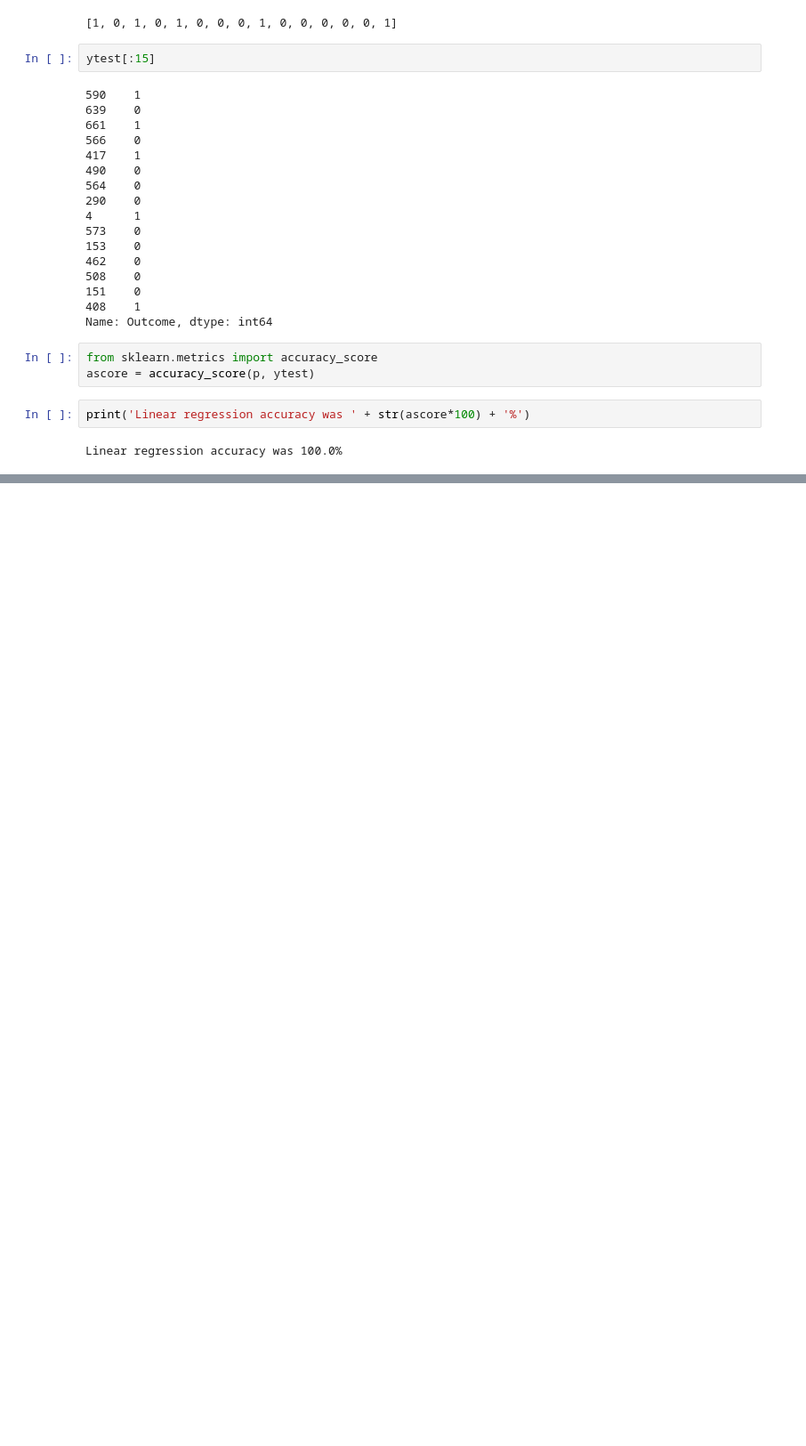
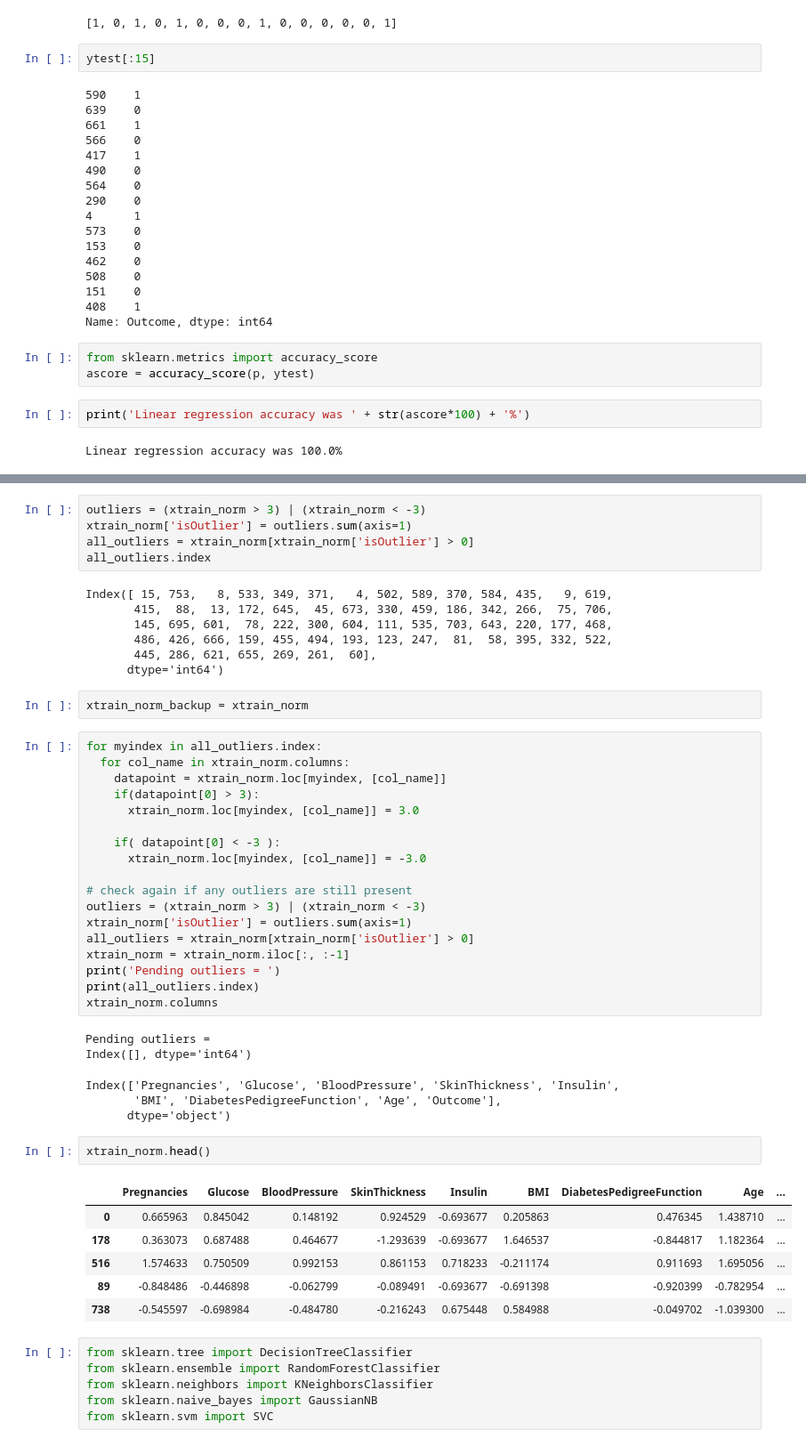
Before and after one commit to jestinakuruvila/AITraining_April24, a Jupyter notebook: EY_ClassificationTest.ipynb, the cells around one changed output, grey strips where cells are left out. Shown at 89% size. Drawn from its saved outputs; the diff is of its cells as text; blank space fills up the shorter version.

```diff
--- a/EY_ClassificationTest.ipynb
+++ b/EY_ClassificationTest.ipynb
@@ -204,0 +259,53 @@ Linear regression accuracy was 100.0%
+# %%
+outliers = (xtrain_norm > 3) | (xtrain_norm < -3)
+xtrain_norm['isOutlier'] = outliers.sum(axis=1)
+all_outliers = xtrain_norm[xtrain_norm['isOutlier'] > 0]
+all_outliers.index
+# %% [output]
+Index([ 15, 753,   8, 533, 349, 371,   4, 502, 589, 370, 584, 435,   9, 619,
+       415,  88,  13, 172, 645,  45, 673, 330, 459, 186, 342, 266,  75, 706,
+       145, 695, 601,  78, 222, 300, 604, 111, 535, 703, 643, 220, 177, 468,
+       486, 426, 666, 159, 455, 494, 193, 123, 247,  81,  58, 395, 332, 522,
+       445, 286, 621, 655, 269, 261,  60],
+      dtype='int64')
+# %%
+xtrain_norm_backup = xtrain_norm
+# %%
+for myindex in all_outliers.index:
+  for col_name in xtrain_norm.columns:
+    datapoint = xtrain_norm.loc[myindex, [col_name]]
+    if(datapoint[0] > 3):
+      xtrain_norm.loc[myindex, [col_name]] = 3.0
+
+    if( datapoint[0] < -3 ):
+      xtrain_norm.loc[myindex, [col_name]] = -3.0
+
+# check again if any outliers are still present
+outliers = (xtrain_norm > 3) | (xtrain_norm < -3)
+xtrain_norm['isOutlier'] = outliers.sum(axis=1)
+all_outliers = xtrain_norm[xtrain_norm['isOutlier'] > 0]
+xtrain_norm = xtrain_norm.iloc[:, :-1]
+print('Pending outliers = ')
+print(all_outliers.index)
+xtrain_norm.columns
+# %% [output]
+Pending outliers =
+Index([], dtype='int64')
+Index(['Pregnancies', 'Glucose', 'BloodPressure', 'SkinThickness', 'Insulin',
+       'BMI', 'DiabetesPedigreeFunction', 'Age', 'Outcome'],
+      dtype='object')
+# %%
+xtrain_norm.head()
+# %% [output]
+|  | Pregnancies | Glucose | BloodPressure | SkinThickness | Insulin | BMI | DiabetesPedigreeFunction | Age | ... |
+| 0 | 0.665963 | 0.845042 | 0.148192 | 0.924529 | -0.693677 | 0.205863 | 0.476345 | 1.438710 | ... |
+| 178 | 0.363073 | 0.687488 | 0.464677 | -1.293639 | -0.693677 | 1.646537 | -0.844817 | 1.182364 | ... |
+| 516 | 1.574633 | 0.750509 | 0.992153 | 0.861153 | 0.718233 | -0.211174 | 0.911693 | 1.695056 | ... |
+| 89 | -0.848486 | -0.446898 | -0.062799 | -0.089491 | -0.693677 | -0.691398 | -0.920399 | -0.782954 | ... |
+| 738 | -0.545597 | -0.698984 | -0.484780 | -0.216243 | 0.675448 | 0.584988 | -0.049702 | -1.039300 | ... |
+# %%
+from sklearn.tree import DecisionTreeClassifier
+from sklearn.ensemble import RandomForestClassifier
+from sklearn.neighbors import KNeighborsClassifier
+from sklearn.naive_bayes import GaussianNB
+from sklearn.svm import SVC
```
Also changed, not shown: parts of 11 cells of this notebook.
